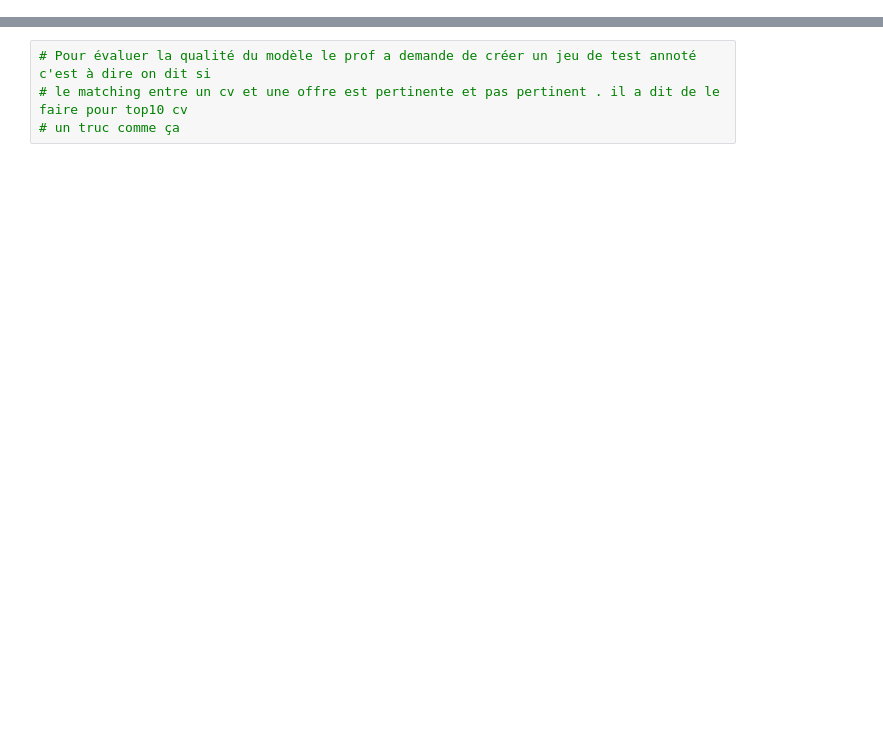
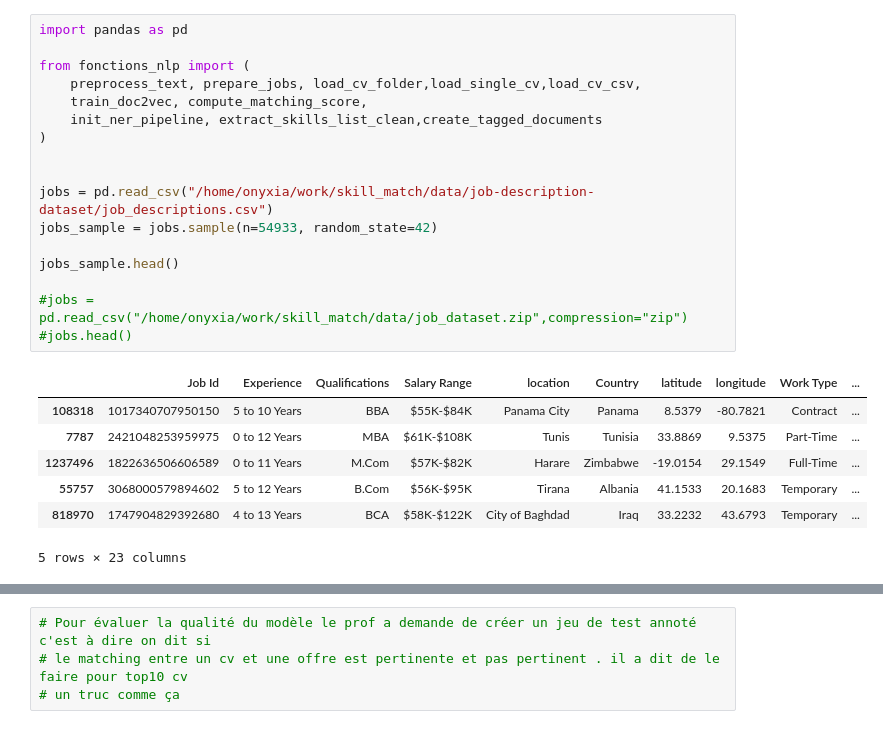
Before and after one commit to BoubakerA/skill_match, a Jupyter notebook: notebooks/Test_1.ipynb, the cells around one changed output, grey strips where cells are left out. Saved outputs shown, nothing was run; the diff lists cells and outputs as text; blank space fills up the shorter version.

```diff
--- a/notebooks/Test_1.ipynb
+++ b/notebooks/Test_1.ipynb
@@ -14 +40,26 @@ jobs.head()
+# %%
+import pandas as pd
+
+from fonctions_nlp import (
+    preprocess_text, prepare_jobs, load_cv_folder,load_single_cv,load_cv_csv,
+    train_doc2vec, compute_matching_score,
+    init_ner_pipeline, extract_skills_list_clean,create_tagged_documents
+)
+
+
+jobs = pd.read_csv("/home/onyxia/work/skill_match/data/job-description-dataset/job_descriptions.csv")
+jobs_sample = jobs.sample(n=54933, random_state=42)
+
+jobs_sample.head()
+
+#jobs = pd.read_csv("/home/onyxia/work/skill_match/data/job_dataset.zip",compression="zip")
+#jobs.head()
+# %% [output]
+|  | Job Id | Experience | Qualifications | Salary Range | location | Country | latitude | longitude | Work Type | ... |
+| 108318 | 1017340707950150 | 5 to 10 Years | BBA | $55K-$84K | Panama City | Panama | 8.5379 | -80.7821 | Contract | ... |
+| 7787 | 2421048253959975 | 0 to 12 Years | MBA | $61K-$108K | Tunis | Tunisia | 33.8869 | 9.5375 | Part-Time | ... |
+| 1237496 | 1822636506606589 | 0 to 11 Years | M.Com | $57K-$82K | Harare | Zimbabwe | -19.0154 | 29.1549 | Full-Time | ... |
+| 55757 | 3068000579894602 | 5 to 12 Years | B.Com | $56K-$95K | Tirana | Albania | 41.1533 | 20.1683 | Temporary | ... |
+| 818970 | 1747904829392680 | 4 to 13 Years | BCA | $58K-$122K | City of Baghdad | Iraq | 33.2232 | 43.6793 | Temporary | ... |
+5 rows × 23 columns
 # %%
```
Also changed, not shown: parts of 29 cells of this notebook, 2 other files.
